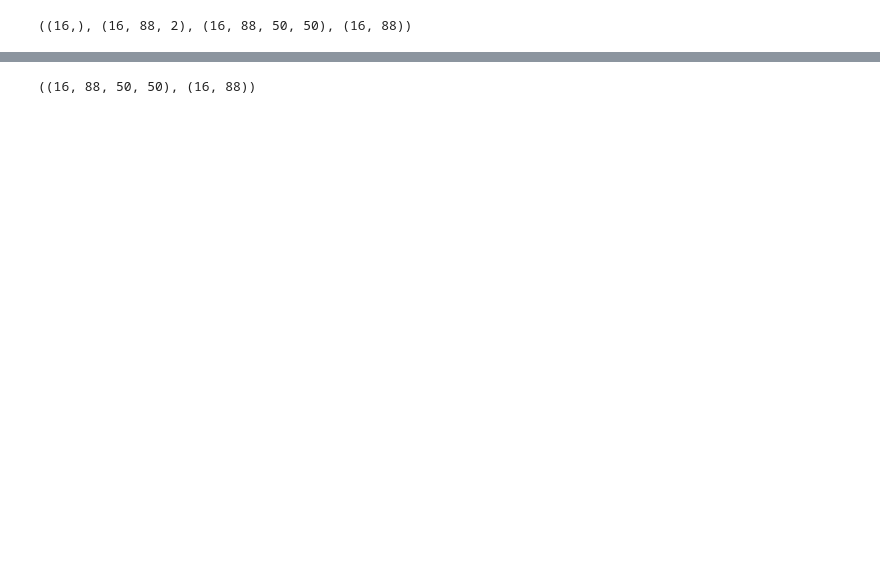
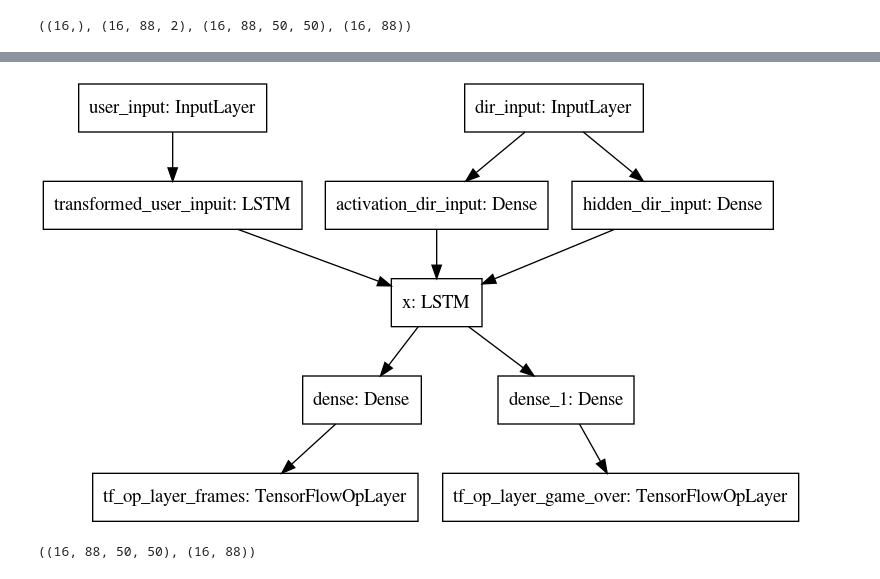
Before and after one commit to ichko/differentiable-simulation, a Jupyter notebook: pong/01-train-on-pong-data.ipynb, the cells around one changed output, grey strips where cells are left out. Drawn from its saved outputs; the diff is of its cells as text; code cells hidden in the pictures; blank space fills up the shorter version.

Commit message:
Visualize model

```diff
--- a/pong/01-train-on-pong-data.ipynb
+++ b/pong/01-train-on-pong-data.ipynb
@@ -98,3 +103,7 @@ ________________________________________________________________________________
+# %%
+tf.keras.utils.plot_model(model, to_file='model.png')
+# %% [output]
+[figure, added]
 # %%
 output = model.predict([directions, controls])
 
```
Also changed, not shown: parts of 4 cells of this notebook, 1 other file.
